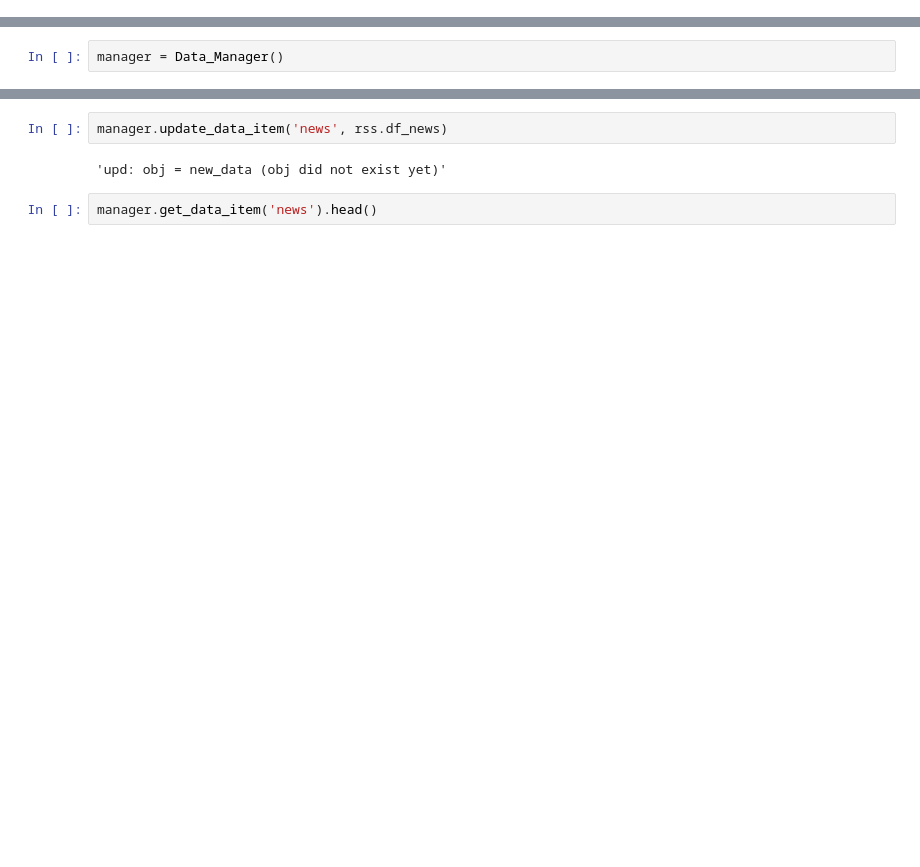
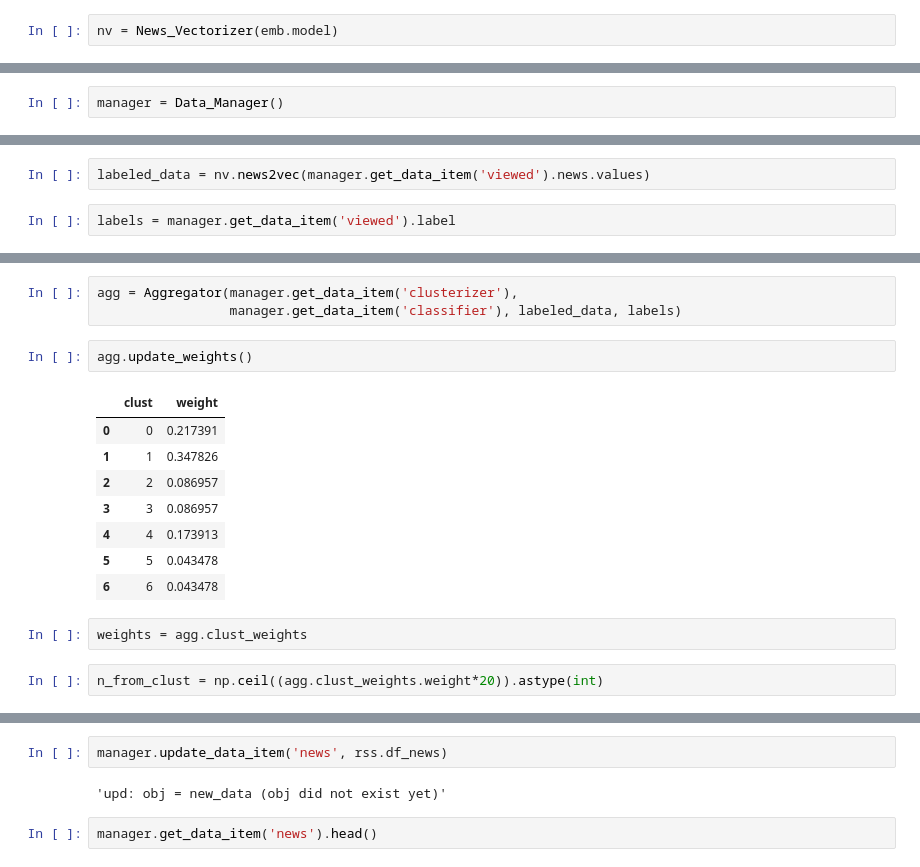
Before and after one commit to DariaDLA/Analysewerkzeuge_Python_Team, a Jupyter notebook: notebooks/AW_prototype_v1.ipynb, the cells around one changed output, grey strips where cells are left out. Cells and saved outputs as stored; diff of their text form; blank space fills up the shorter version.

```diff
--- a/notebooks/AW_prototype_v1.ipynb
+++ b/notebooks/AW_prototype_v1.ipynb
@@ -349,0 +495,2 @@ rss.df_news.head()
+# %%
+nv = News_Vectorizer(emb.model)
@@ -351,0 +529,4 @@ manager = Data_Manager()
+# %%
+labeled_data = nv.news2vec(manager.get_data_item('viewed').news.values)
+# %%
+labels = manager.get_data_item('viewed').label
@@ -351,0 +553,18 @@ manager = Data_Manager()
+# %%
+agg = Aggregator(manager.get_data_item('clusterizer'),
+                 manager.get_data_item('classifier'), labeled_data, labels)
+# %%
+agg.update_weights()
+# %% [output]
+|  | clust | weight |
+| 0 | 0 | 0.217391 |
+| 1 | 1 | 0.347826 |
+| 2 | 2 | 0.086957 |
+| 3 | 3 | 0.086957 |
+| 4 | 4 | 0.173913 |
+| 5 | 5 | 0.043478 |
+| 6 | 6 | 0.043478 |
+# %%
+weights = agg.clust_weights
+# %%
+n_from_clust = np.ceil((agg.clust_weights.weight*20)).astype(int)
```
Also changed, not shown: parts of 37 cells of this notebook.
